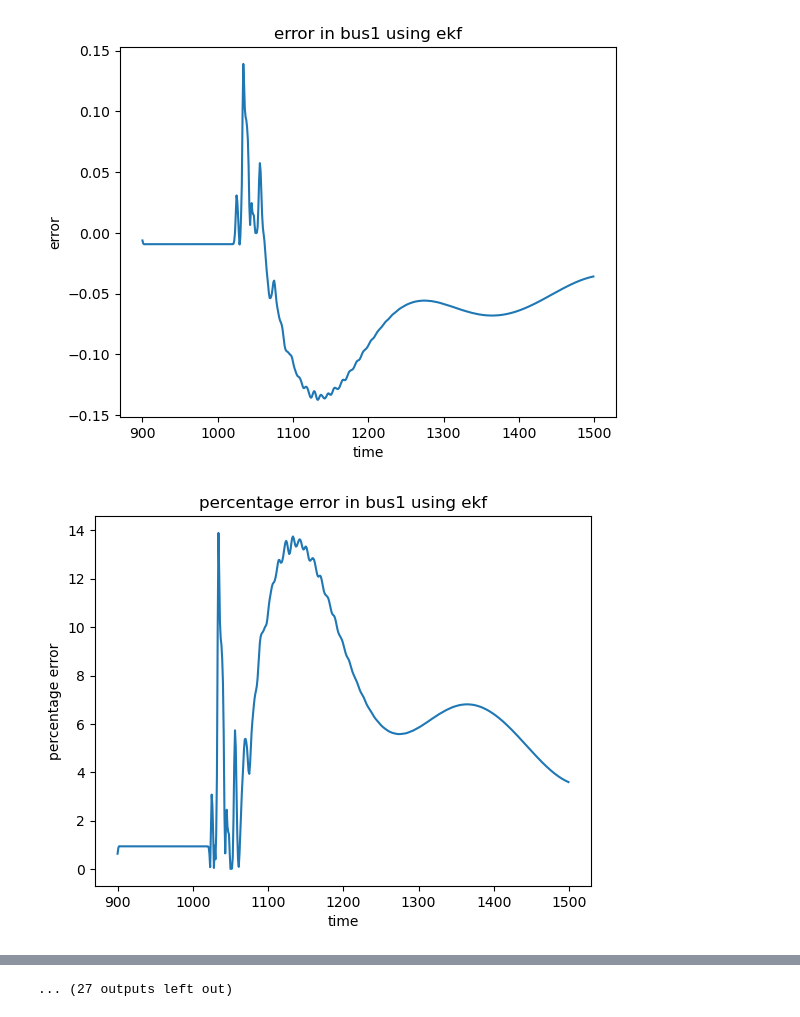
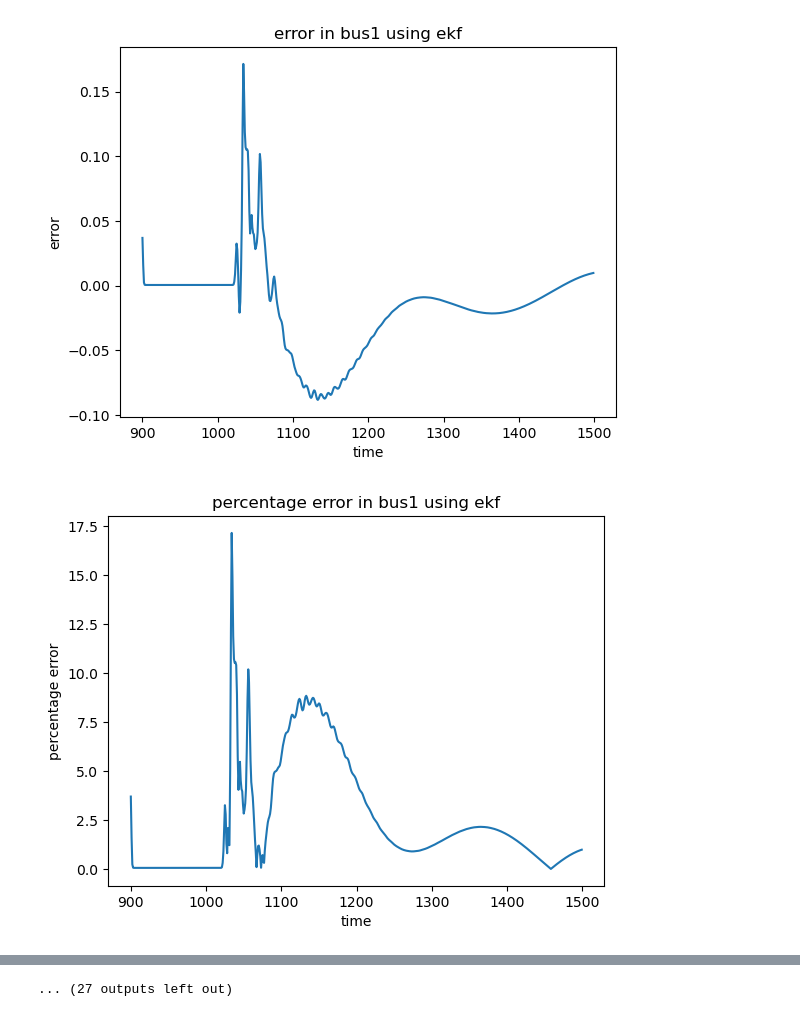
Before and after one commit to ayush-thakur/DSE_IEEE_14_bus, a Jupyter notebook: DSE_EKF_2.ipynb, the cells around one changed output, grey strips where cells are left out. Cells and saved outputs as stored; diff of their text form; code cells hidden in the pictures.

```diff
--- a/DSE_EKF_2.ipynb
+++ b/DSE_EKF_2.ipynb
@@ -34,7 +34,7 @@ def zdatas(i):
 
 
     Pow_i= Pi[i];
-    v1= df[f'Subsystem #1|CTLs|Vars|Vrms_1'][i]/11
+    v1= df[f'Subsystem #1|CTLs|Vars|Vrms_1'][i]/10.38
 
     zdata14   =  np.mat([[1 , 1  ,  v1 , 1 ,   0 ,  9e-4],
              #-----------------------------------#
@@ -405,7 +405,7 @@ ekf.x = initial_state
 ekf.P = initial_covariance # Initial covariance matrix
 
 ekf.Q =np.eye(27)*6.8*1e-1# Process noise covariance matrix
-ekf.R = np.eye(41)*5*1e-6 # Measurement noise covariance matrix
+ekf.R = np.eye(41)*5*1e-3 # Measurement noise covariance matrix
 # ekf.R= np.diagflat(zdata[:,5])*1e-1
 def f(x, dt):
     F = np.identity(27)
@@ -465,9 +465,9 @@ for i in range (900,1500):
                 continue
             y11=ekf.x[13+i1]
             y_g[i1].append(y11.item())
-            diff=(df[f'Subsystem #1|CTLs|Vars|Vrms_{i1+1}'][i]/11)-y_g[i1][c1]
+            diff=(df[f'Subsystem #1|CTLs|Vars|Vrms_{i1+1}'][i]/10.38)-y_g[i1][c1]
             y_error[i1].append(diff)
-            y_actual[i1].append(df[f'Subsystem #1|CTLs|Vars|Vrms_{i1+1}'][i]/11)
+            y_actual[i1].append(df[f'Subsystem #1|CTLs|Vars|Vrms_{i1+1}'][i]/10.38)
             abs_val=abs(diff)
             abs_val*=100
             y_per_error[i1].append((abs_val))
@@ -509,32 +509,32 @@ for i2 in range(14):
     plot.xlabel('time')
     plot.ylabel('error')
     plot.show()
     plot.plot(x_g,y_per_error[i2],label=f"percentage error")
     plot.title(f'percentage error in bus{i2+1} using ekf')
     plot.xlabel('time')
     plot.ylabel('percentage error')
     plot.show()
     plot.plot(x_g,y_actual[i2],label=f"actual")
     plot.plot(x_g,y_g[i2],label=f"predicted")
     ax=plot.gca()
     # ax.set_ylim(0.50,1.50)
     plot.title(f'actual and predicted in bus{i2+1} using ekf')
     plot.xlabel('time')
     plot.ylabel('voltage magnitude')
     plot.legend()
     plot.show()
 
 
 
 
 # plot.plot(x_g,y_g[3],label="measured")
 # plot.plot(x_g,y_actual,label="actual")
 # plot.plot(x_g,y_error,label="error")
 # plot.title('voltage of all buses with time in EKF')
 # plot.xlabel('time')
 # plot.ylabel('voltage')
 # plot.legend(bbox_to_anchor=(1.05,1),loc='upper left', borderaxespad=0)
 # plot.show()
 # %% [output]
-[figure, old version]
+[figure, new version]
-[figure, old version]
+[figure, new version]
```
Also changed, not shown: parts of 1 cell of this notebook, 2 other files.
